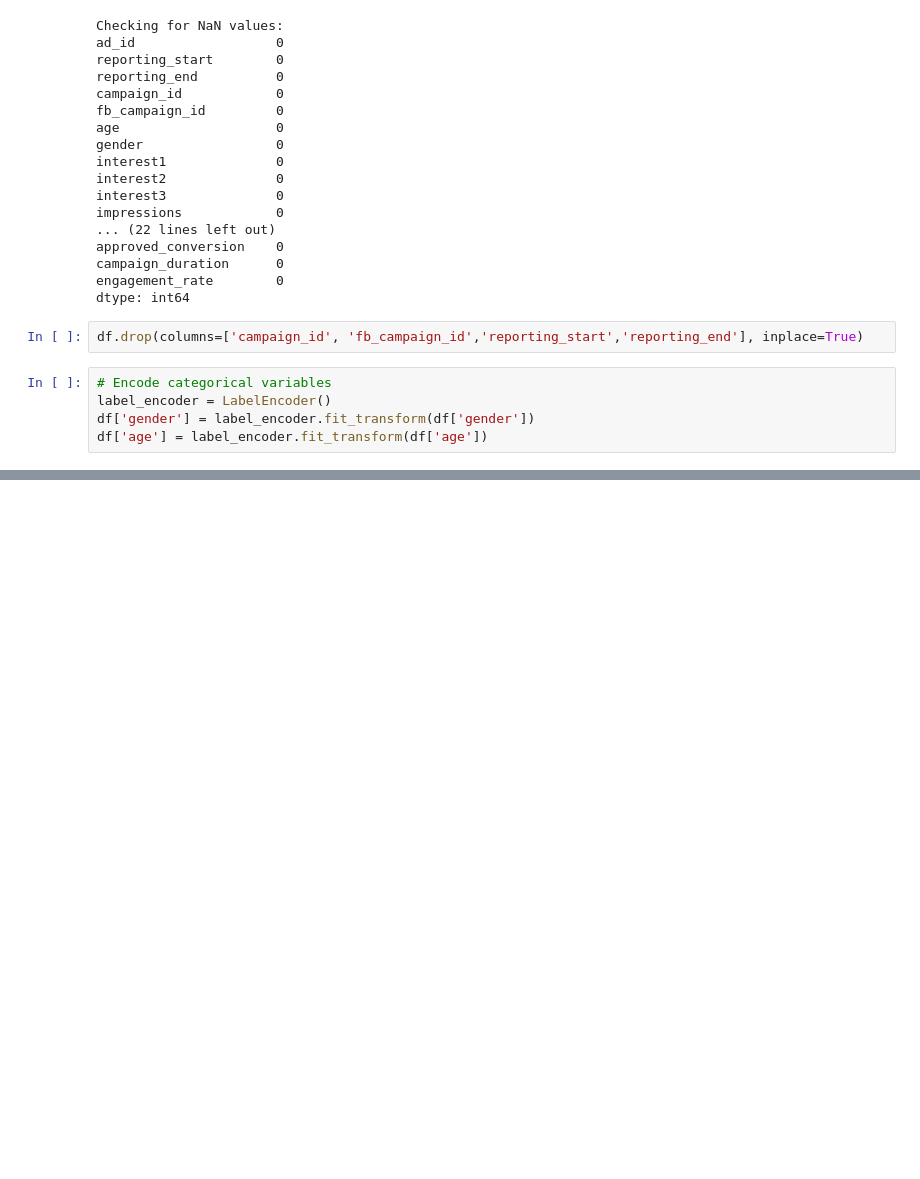
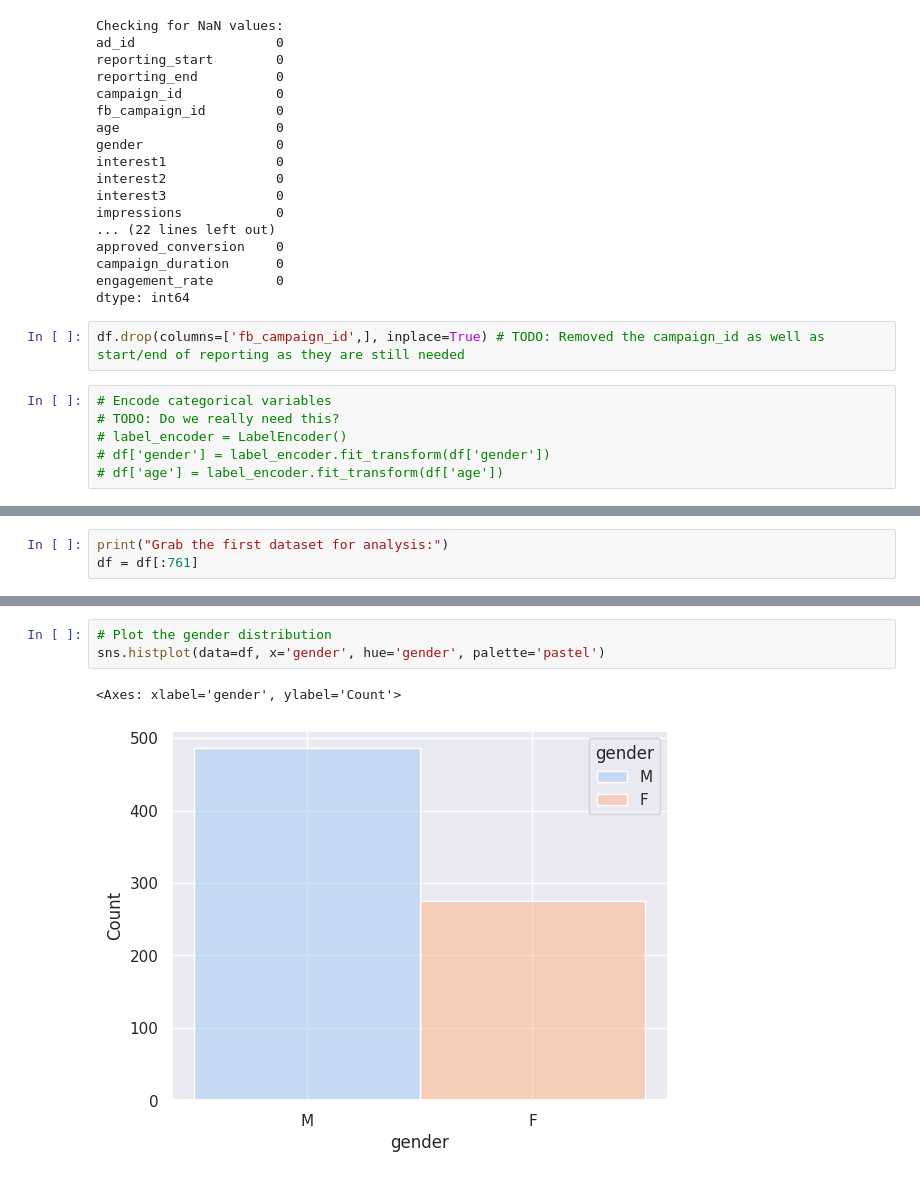
Before and after one commit to savina01/Analysis-of-Facebook-ad-campaign, a Jupyter notebook: Notebook.ipynb, the cells around one changed output, grey strips where cells are left out. Cells and saved outputs as stored; diff of their text form; blank space fills up the shorter version.

```diff
--- a/Notebook.ipynb
+++ b/Notebook.ipynb
@@ -133,12 +133,13 @@ campaign_duration      0
 engagement_rate        0
 dtype: int64
 # %%
-df.drop(columns=['campaign_id', 'fb_campaign_id','reporting_start','reporting_end'], inplace=True)
+df.drop(columns=['fb_campaign_id',], inplace=True) # TODO: Removed the campaign_id as well as start/end of reporting as they are still needed
 # %%
 # Encode categorical variables
-label_encoder = LabelEncoder()
-df['gender'] = label_encoder.fit_transform(df['gender'])
-df['age'] = label_encoder.fit_transform(df['age'])
+# TODO: Do we really need this?
+# label_encoder = LabelEncoder()
+# df['gender'] = label_encoder.fit_transform(df['gender'])
+# df['age'] = label_encoder.fit_transform(df['age'])
 # %%
 df.dtypes
 # %% [output]
@@ -158 +162,4 @@ engagement_rate        float64
 dtype: object
+# %%
+print("Grab the first dataset for analysis:")
+df = df[:761]
@@ -158,0 +201,6 @@ dtype: object
+# %%
+# Plot the gender distribution
+sns.histplot(data=df, x='gender', hue='gender', palette='pastel')
+# %% [output]
+<Axes: xlabel='gender', ylabel='Count'>
+[figure, added]
```
Also changed, not shown: parts of 15 cells of this notebook, 1 other file.
